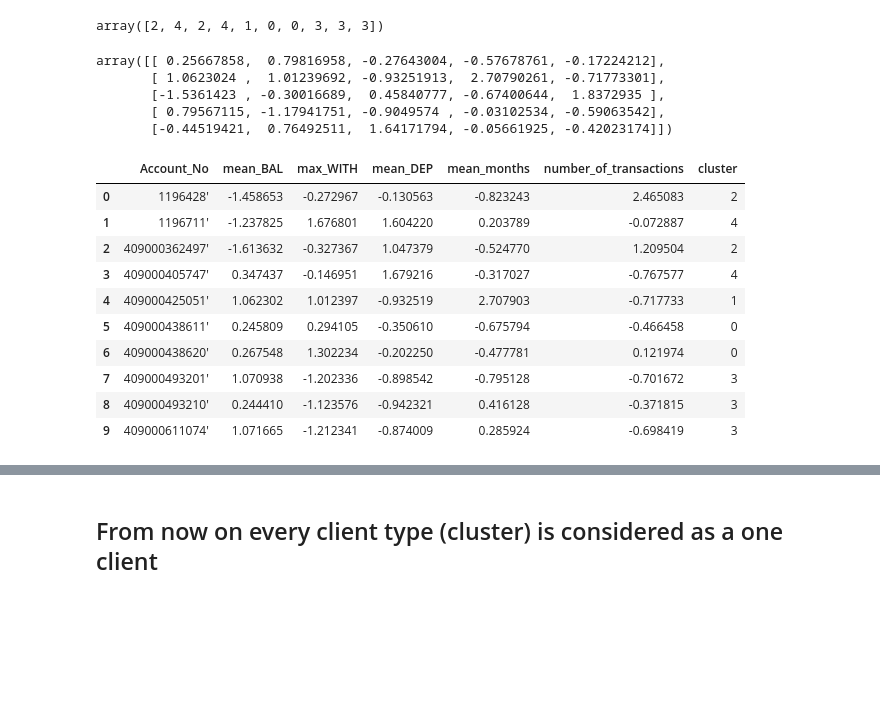
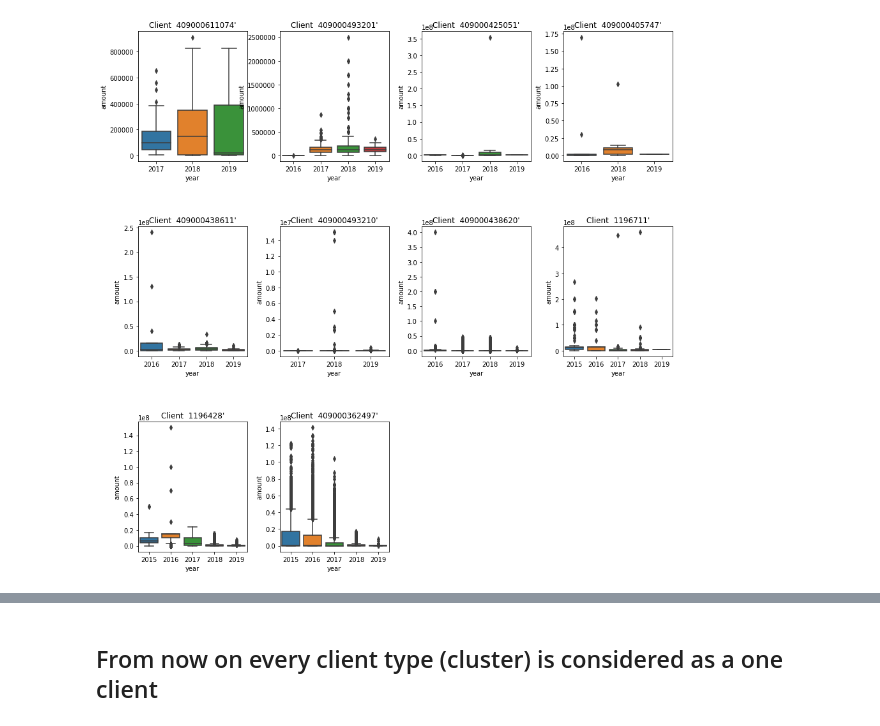
Before and after one commit to salma-hamdoune/PFE-Project, a Jupyter notebook: clustering features.ipynb, the cells around one changed output, grey strips where cells are left out. Drawn from its saved outputs; the diff is of its cells as text; code cells hidden in the pictures; blank space fills up the shorter version.

Commit message:
clustering features updated

```diff
--- a/clustering features.ipynb
+++ b/clustering features.ipynb
@@ -131,10 +54,0 @@ df = df.merge(stats_DEP, left_on = 'Account_No', right_index=True, how = 'left')
-# %%
-# Group transactions by Account_No and calculate mean of MONTH
-stats_mon = df.groupby('Account_No')['month'].agg(['mean'])
-stats_mon.columns = [ 'mean_months']
-df = df.merge(stats_mon, left_on = 'Account_No', right_index=True, how = 'left')
-# %%
-#Count transactions number for every client
-stats_count_transactions=df.groupby('Account_No')['DATE'].agg(['count'])
-stats_count_transactions.columns = [ 'number_of_transactions']
-df = df.merge(stats_count_transactions, left_on = 'Account_No', right_index=True, how = 'left')
@@ -387,34 +55,15 @@ py.offline.iplot(fig)
-# %%
-labels3
-# %% [output]
-array([2, 4, 2, 4, 1, 0, 0, 3, 3, 3])
-# %%
-centroids3
-# %% [output]
-array([[ 0.25667858,  0.79816958, -0.27643004, -0.57678761, -0.17224212],
-       [ 1.0623024 ,  1.01239692, -0.93251913,  2.70790261, -0.71773301],
-       [-1.5361423 , -0.30016689,  0.45840777, -0.67400644,  1.8372935 ],
-       [ 0.79567115, -1.17941751, -0.9049574 , -0.03102534, -0.59063542],
-       [-0.44519421,  0.76492511,  1.64171794, -0.05661925, -0.42023174]])
-# %%
-result
-# %% [output]
-|  | Account_No | mean_BAL | max_WITH | mean_DEP | mean_months | number_of_transactions | cluster |
-| 0 | 1196428' | -1.458653 | -0.272967 | -0.130563 | -0.823243 | 2.465083 | 2 |
-| 1 | 1196711' | -1.237825 | 1.676801 | 1.604220 | 0.203789 | -0.072887 | 4 |
-| 2 | 409000362497' | -1.613632 | -0.327367 | 1.047379 | -0.524770 | 1.209504 | 2 |
-| 3 | 409000405747' | 0.347437 | -0.146951 | 1.679216 | -0.317027 | -0.767577 | 4 |
-| 4 | 409000425051' | 1.062302 | 1.012397 | -0.932519 | 2.707903 | -0.717733 | 1 |
-| 5 | 409000438611' | 0.245809 | 0.294105 | -0.350610 | -0.675794 | -0.466458 | 0 |
-| 6 | 409000438620' | 0.267548 | 1.302234 | -0.202250 | -0.477781 | 0.121974 | 0 |
-| 7 | 409000493201' | 1.070938 | -1.202336 | -0.898542 | -0.795128 | -0.701672 | 3 |
-| 8 | 409000493210' | 0.244410 | -1.123576 | -0.942321 | 0.416128 | -0.371815 | 3 |
-| 9 | 409000611074' | 1.071665 | -1.212341 | -0.874009 | 0.285924 | -0.698419 | 3 |
-# %%
-df["cluster"]=0
-#get the ids for each cluster
-clusters_values=list(result["cluster"].unique())
-for i in clusters_values:
-    cluster_i_ids=list(result["Account_No"][result["cluster"]==i])
-    cond=df["Account_No"].isin(cluster_i_ids)
-    df.loc[cond, 'cluster'] = i
+# %%
+#Description
+
+clients= list(df["Account_No"].unique())
+n=0
+plt.figure(1 , figsize = (15 , 15))
+
+for f in clients:
+    n += 1
+    plt.subplot(3 , 4 , n)
+    plt.subplots_adjust(hspace = 0.5 , wspace = 0.3)
+    ax = sns.boxplot(x="year", y="amount", data=df[(df["Account_No"]==f) & (df["amount_type"]==1)])
+    plt.title('Client  {}'.format(f))
+# %% [output]
+[figure, added]
```
Also changed, not shown: parts of 90 cells of this notebook, 2 other files.
